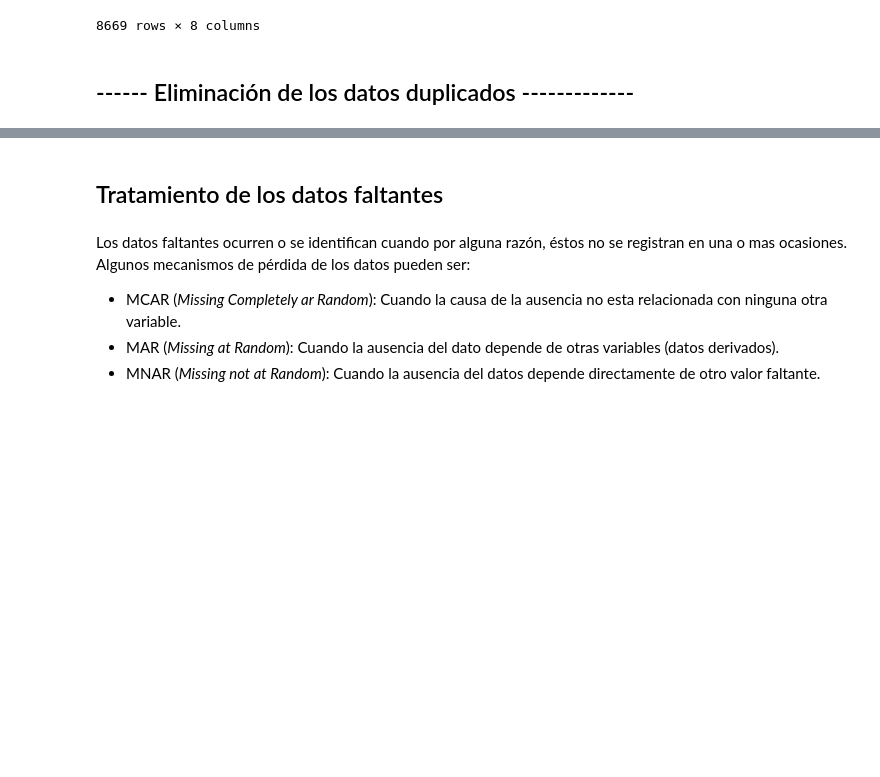
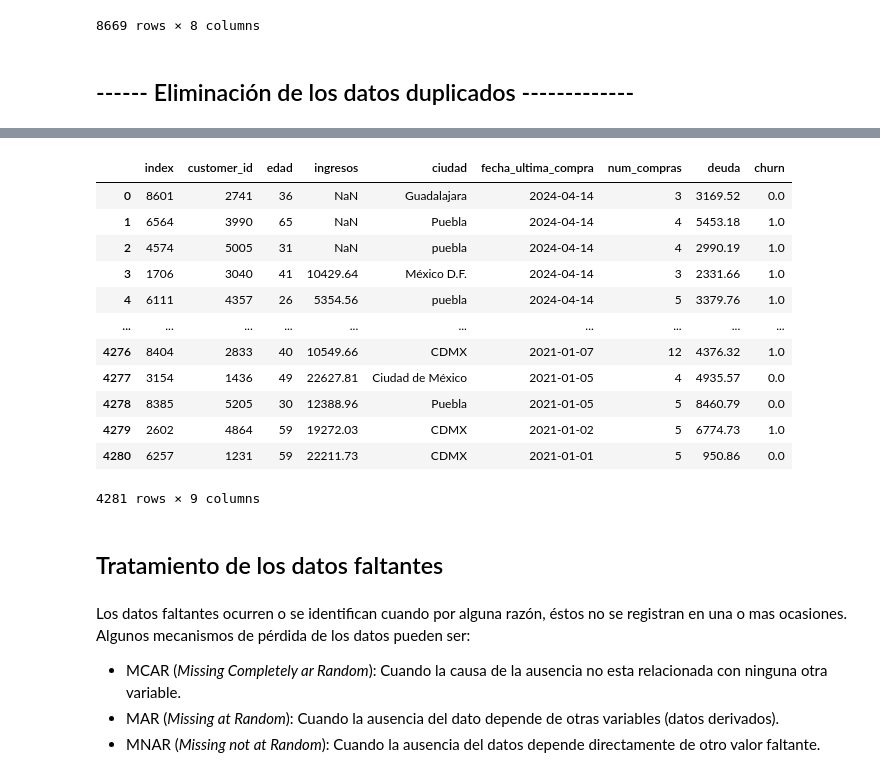
Before and after one commit to pdanielvazquez/limpieza-preprocesamiento-datos-dd-ibero-o26, a Jupyter notebook: limpieza-preprocesamiento.ipynb, the cells around one changed output, grey strips where cells are left out. Saved outputs shown, nothing was run; the diff lists cells and outputs as text; code cells hidden in the pictures; blank space fills up the shorter version.

Commit message:
Eliminación de los datos duplicados realizada

```diff
--- a/limpieza-preprocesamiento.ipynb
+++ b/limpieza-preprocesamiento.ipynb
@@ -129,0 +158,5 @@ memory usage: 625.1 KB
+# %%
+# Sustituyendo el formato cadena en columna fecha_ultima_compra por formato de fecha
+df_auxiliar = df.copy()
+df_auxiliar["fecha_ultima_compra"] = pd.to_datetime(df_auxiliar["fecha_ultima_compra"], errors="coerce")
+df_auxiliar.info()
@@ -129,0 +179,4 @@ memory usage: 625.1 KB
+# %%
+# Eliminación de los registros repetidos (items completos -> todos los campos) manteniendo solo uno
+df_auxiliar = df_auxiliar.drop_duplicates()
+df_auxiliar
@@ -130,3 +206,25 @@ memory usage: 625.1 KB
+# %%
+# Eliminando los registros históricos de los clientes, manteniendo el más reciente
+df_auxiliar = (
+    df_auxiliar.sort_values("fecha_ultima_compra", ascending=False)
+    .drop_duplicates(subset="customer_id", keep="first")
+    .reset_index()
+)
+df_auxiliar
+# %% [output]
+|  | index | customer_id | edad | ingresos | ciudad | fecha_ultima_compra | num_compras | deuda | churn |
+| 0 | 8601 | 2741 | 36 | NaN | Guadalajara | 2024-04-14 | 3 | 3169.52 | 0.0 |
+| 1 | 6564 | 3990 | 65 | NaN | Puebla | 2024-04-14 | 4 | 5453.18 | 1.0 |
+| 2 | 4574 | 5005 | 31 | NaN | puebla | 2024-04-14 | 4 | 2990.19 | 1.0 |
+| 3 | 1706 | 3040 | 41 | 10429.64 | México D.F. | 2024-04-14 | 3 | 2331.66 | 1.0 |
+| 4 | 6111 | 4357 | 26 | 5354.56 | puebla | 2024-04-14 | 5 | 3379.76 | 1.0 |
+| ... | ... | ... | ... | ... | ... | ... | ... | ... | ... |
+| 4276 | 8404 | 2833 | 40 | 10549.66 | CDMX | 2021-01-07 | 12 | 4376.32 | 1.0 |
+| 4277 | 3154 | 1436 | 49 | 22627.81 | Ciudad de México | 2021-01-05 | 4 | 4935.57 | 0.0 |
+| 4278 | 8385 | 5205 | 30 | 12388.96 | Puebla | 2021-01-05 | 5 | 8460.79 | 0.0 |
+| 4279 | 2602 | 4864 | 59 | 19272.03 | CDMX | 2021-01-02 | 5 | 6774.73 | 1.0 |
+| 4280 | 6257 | 1231 | 59 | 22211.73 | CDMX | 2021-01-01 | 5 | 950.86 | 0.0 |
+4281 rows × 9 columns
 # %% [markdown]
 ## Tratamiento de los datos faltantes
 # %% [markdown]
```
Also changed, not shown: parts of 8 cells of this notebook.
